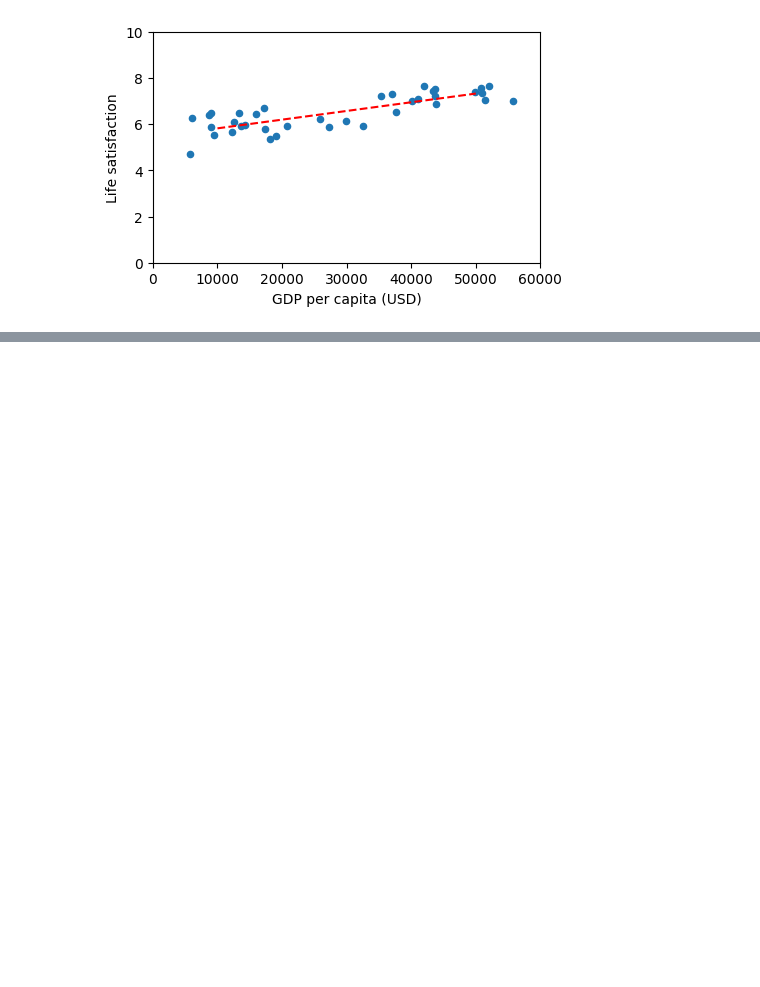
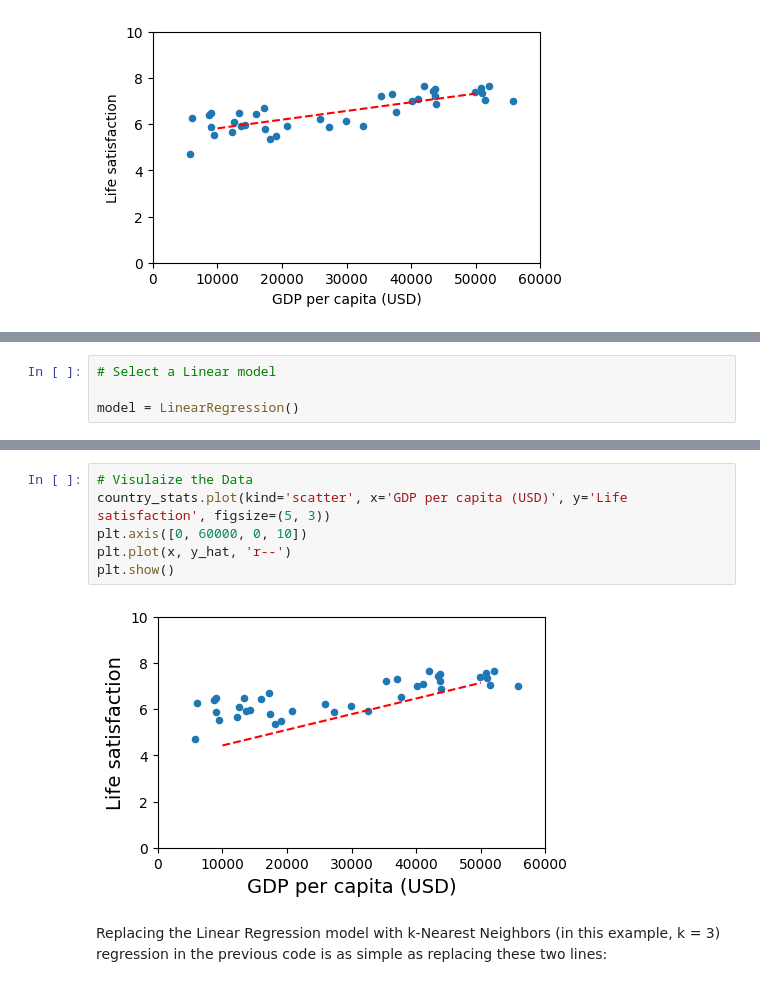
Before and after one commit to Saifullah785/hands-on-ml-notes-practice, a Jupyter notebook: Chapter_01_Machine_Learning_Landscape.ipynb, the cells around one changed output, grey strips where cells are left out. Cells and saved outputs as stored; diff of their text form; blank space fills up the shorter version.

```diff
--- a/Chapter_01_Machine_Learning_Landscape.ipynb
+++ b/Chapter_01_Machine_Learning_Landscape.ipynb
@@ -336,0 +419,4 @@ plt.show()
+# %%
+# Select a Linear model
+
+model = LinearRegression()
@@ -336,0 +450,10 @@ plt.show()
+# %%
+# Visulaize the Data
+country_stats.plot(kind='scatter', x='GDP per capita (USD)', y='Life satisfaction', figsize=(5, 3))
+plt.axis([0, 60000, 0, 10])
+plt.plot(x, y_hat, 'r--')
+plt.show()
+# %% [output]
+[figure, added]
+# %% [markdown]
+Replacing the Linear Regression model with k-Nearest Neighbors (in this example, k = 3) regression in the previous code is as simple as replacing these two lines:
```
Also changed, not shown: parts of 43 cells of this notebook.
